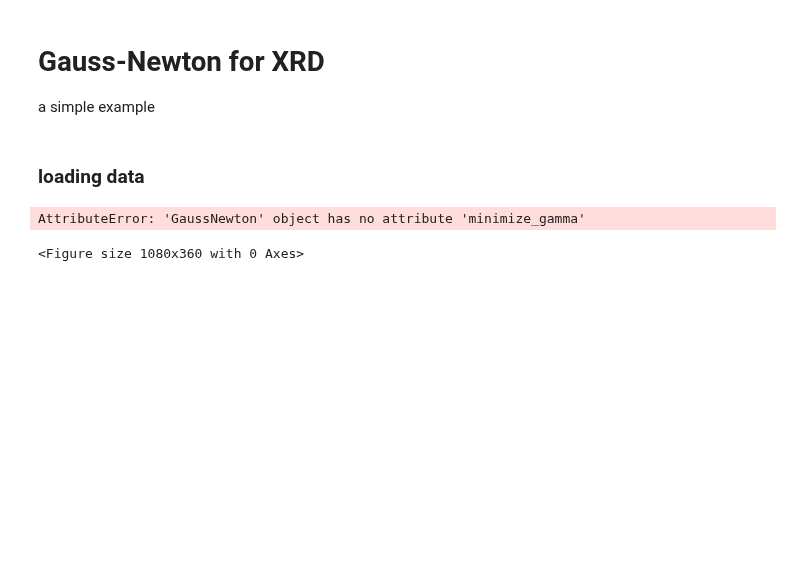
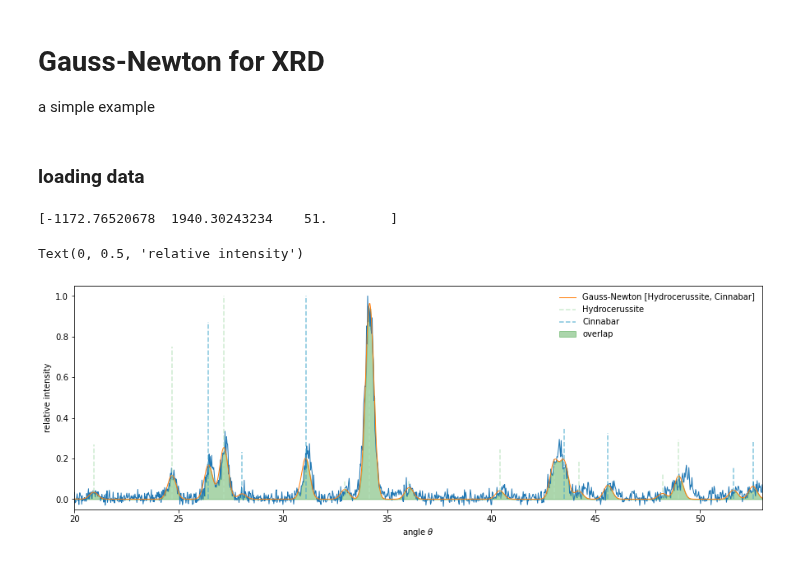
Before and after one commit to zpreisler/XRDXRFutils, a Jupyter notebook: gauss_newton_simple_example.ipynb, the cells around one changed output. Saved outputs shown, nothing was run; the diff lists cells and outputs as text; code cells hidden in the pictures; blank space fills up the shorter version.

```diff
--- a/gauss_newton_simple_example.ipynb
+++ b/gauss_newton_simple_example.ipynb
@@ -11,13 +11,18 @@ from multiprocessing import Pool
 # %% [markdown]
 ### loading data
 # %%
-path = '/home/zdenek/Projects/pyMaXRDXRF/M491/ProfiloXRD/'
+#path_xrd = '/home/zdenek/Projects/pyMaXRDXRF/M491/ProfiloXRD/'
+path_xrd = '../../dati/Oslo/Profilo/XRD/'
 
-spectra = SpectraXRD().from_file(path + 'Frame2906.dat')
-spectra = SpectraXRD().from_file(path + 'Frame1599.dat')
-spectra.opt = [-1180, 1970, 51]
+#path_database = '/home/zdenek/Projects/XRDXRFutils/Database'
+path_database = '../../dati/Database/'
 
-database = DatabaseXRD().read_cifs('/home/zdenek/Projects/XRDXRFutils/Database')
+#spectrum = SpectraXRD().from_file(path_xrd + 'Frame2906.dat')
+spectrum = SpectraXRD().from_file(path_xrd + 'Frame1599.dat')
+#spectrum.calibrate_from_file(path_xrd + 'calibration.ini')
+spectrum.calibrate_from_parameters([-1180, 1970, 51])
+
+database = DatabaseXRD().read_cifs(path_database)
 
 lazurite = database['Lazurite'][0]
 hydrocerussite = database['Hydrocerussite'][0]
@@ -27,32 +32,33 @@ spinel = database['Spinel'][0]
 calcite = database['Calcite'][0]
 hematite = database['Hematite'][0]
 
-phases = PhaseList([PhaseList([hydrocerussite,cinnabar]),hydrocerussite,lazurite,cinnabar,barite,spinel,calcite])
+phases = PhaseList([PhaseList([hydrocerussite, cinnabar]), hydrocerussite, lazurite, cinnabar, barite, spinel, calcite])
 # %%
 %matplotlib inline
 
 figure(figsize=(15,5))
 
-phase_search = PhaseSearch(phases,spectra).search()
-#phase_search.minimize_gamma(100)
+phase_search = PhaseSearch(phases, spectrum).search()
+phase_search.fit_cycle(max_steps = 100, gamma = True)
 
 g = phase_search.select()
 print(g.opt)
 
-g.plot_spectra(lw=1)
-g.plot('-',label='Gauss-Newton %s'%g.label,lw=1)
-g.phase.plot('GnBu',alpha=0.66)
+g.plot_spectra(lw = 1)
+g.plot('-', label = f'Gauss-Newton {g.label}', lw=1)
+g.phase.plot('GnBu', alpha=0.66)
 
-fill_between(g.theta,g.overlap(),color='g',alpha=0.33,label='overlap')
+fill_between(g.theta.squeeze(), g.overlap(), color = 'g', alpha = 0.33, label = 'overlap')
 
-legend(frameon=False)
-ylim(-0.05,1.05)
-xlim(20,53)
+legend(frameon = False)
+ylim(-0.05, 1.05)
+xlim(20, 53)
 xlabel(r'angle $\theta$')
 ylabel(r'relative intensity')
 # %% [output]
-AttributeError: 'GaussNewton' object has no attribute 'minimize_gamma'
+[-1172.76520678  1940.30243234    51.        ]
-<Figure size 1080x360 with 0 Axes>
+Text(0, 0.5, 'relative intensity')
+[figure, added]
 # %%
 %matplotlib inline
 
```
Also changed, not shown: parts of 1 cell of this notebook, 2 other files.
